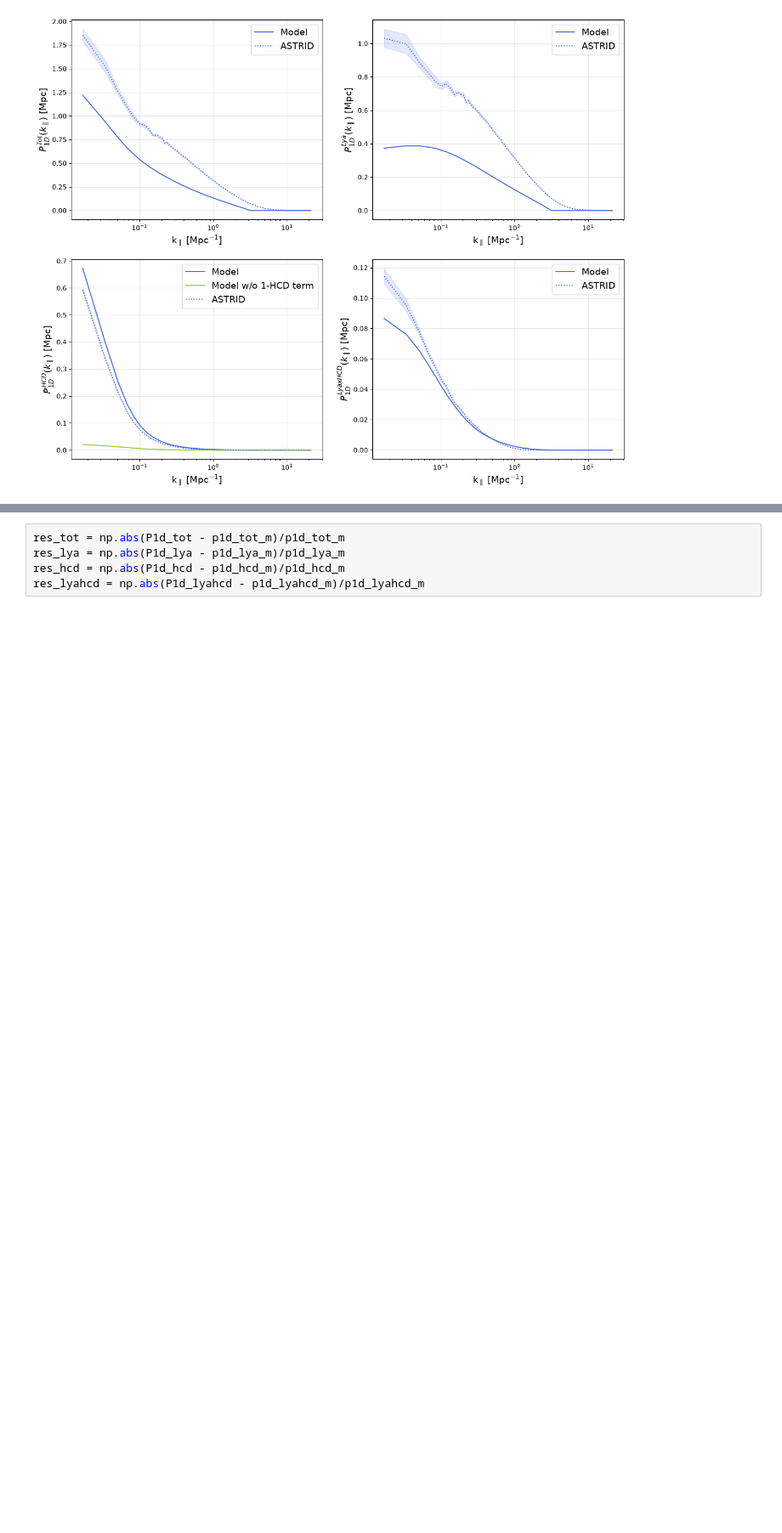
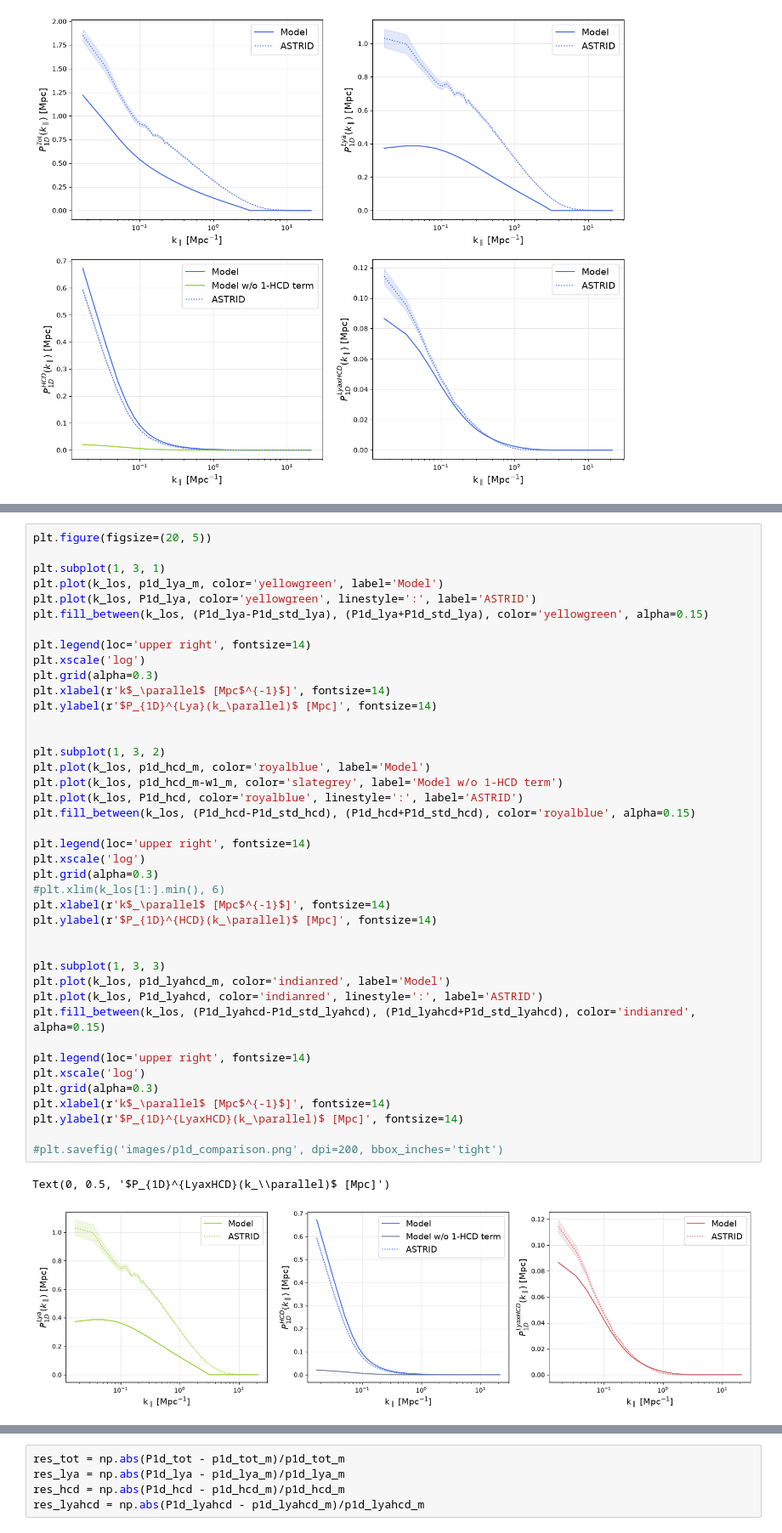
Before and after one commit to andreufont/astrid_hcd, a Jupyter notebook: MW11model/Comparisons/ModelvsASTRID.ipynb, the cells around one changed output, grey strips where cells are left out. Shown at 85% size. Drawn from its saved outputs; the diff is of its cells as text; blank space fills up the shorter version.

```diff
--- a/MW11model/Comparisons/ModelvsASTRID.ipynb
+++ b/MW11model/Comparisons/ModelvsASTRID.ipynb
@@ -419,0 +472,44 @@ plt.savefig('plot.png', dpi=200, bbox_inches='tight')
+# %%
+plt.figure(figsize=(20, 5))
+
+plt.subplot(1, 3, 1)
+plt.plot(k_los, p1d_lya_m, color='yellowgreen', label='Model')
+plt.plot(k_los, P1d_lya, color='yellowgreen', linestyle=':', label='ASTRID')
+plt.fill_between(k_los, (P1d_lya-P1d_std_lya), (P1d_lya+P1d_std_lya), color='yellowgreen', alpha=0.15)
+
+plt.legend(loc='upper right', fontsize=14)
+plt.xscale('log')
+plt.grid(alpha=0.3)
+plt.xlabel(r'k$_\parallel$ [Mpc$^{-1}$]', fontsize=14)
+plt.ylabel(r'$P_{1D}^{Lya}(k_\parallel)$ [Mpc]', fontsize=14)
+
+
+plt.subplot(1, 3, 2)
+plt.plot(k_los, p1d_hcd_m, color='royalblue', label='Model')
+plt.plot(k_los, p1d_hcd_m-w1_m, color='slategrey', label='Model w/o 1-HCD term')
+plt.plot(k_los, P1d_hcd, color='royalblue', linestyle=':', label='ASTRID')
+plt.fill_between(k_los, (P1d_hcd-P1d_std_hcd), (P1d_hcd+P1d_std_hcd), color='royalblue', alpha=0.15)
+
+plt.legend(loc='upper right', fontsize=14)
+plt.xscale('log')
+plt.grid(alpha=0.3)
+#plt.xlim(k_los[1:].min(), 6)
+plt.xlabel(r'k$_\parallel$ [Mpc$^{-1}$]', fontsize=14)
+plt.ylabel(r'$P_{1D}^{HCD}(k_\parallel)$ [Mpc]', fontsize=14)
+
+
+plt.subplot(1, 3, 3)
+plt.plot(k_los, p1d_lyahcd_m, color='indianred', label='Model')
+plt.plot(k_los, P1d_lyahcd, color='indianred', linestyle=':', label='ASTRID')
+plt.fill_between(k_los, (P1d_lyahcd-P1d_std_lyahcd), (P1d_lyahcd+P1d_std_lyahcd), color='indianred', alpha=0.15)
+
+plt.legend(loc='upper right', fontsize=14)
+plt.xscale('log')
+plt.grid(alpha=0.3)
+plt.xlabel(r'k$_\parallel$ [Mpc$^{-1}$]', fontsize=14)
+plt.ylabel(r'$P_{1D}^{LyaxHCD}(k_\parallel)$ [Mpc]', fontsize=14)
+
+#plt.savefig('images/p1d_comparison.png', dpi=200, bbox_inches='tight')
+# %% [output]
+Text(0, 0.5, '$P_{1D}^{LyaxHCD}(k_\\parallel)$ [Mpc]')
+[figure, added]
```
Also changed, not shown: parts of 11 cells of this notebook, 3 other files.
